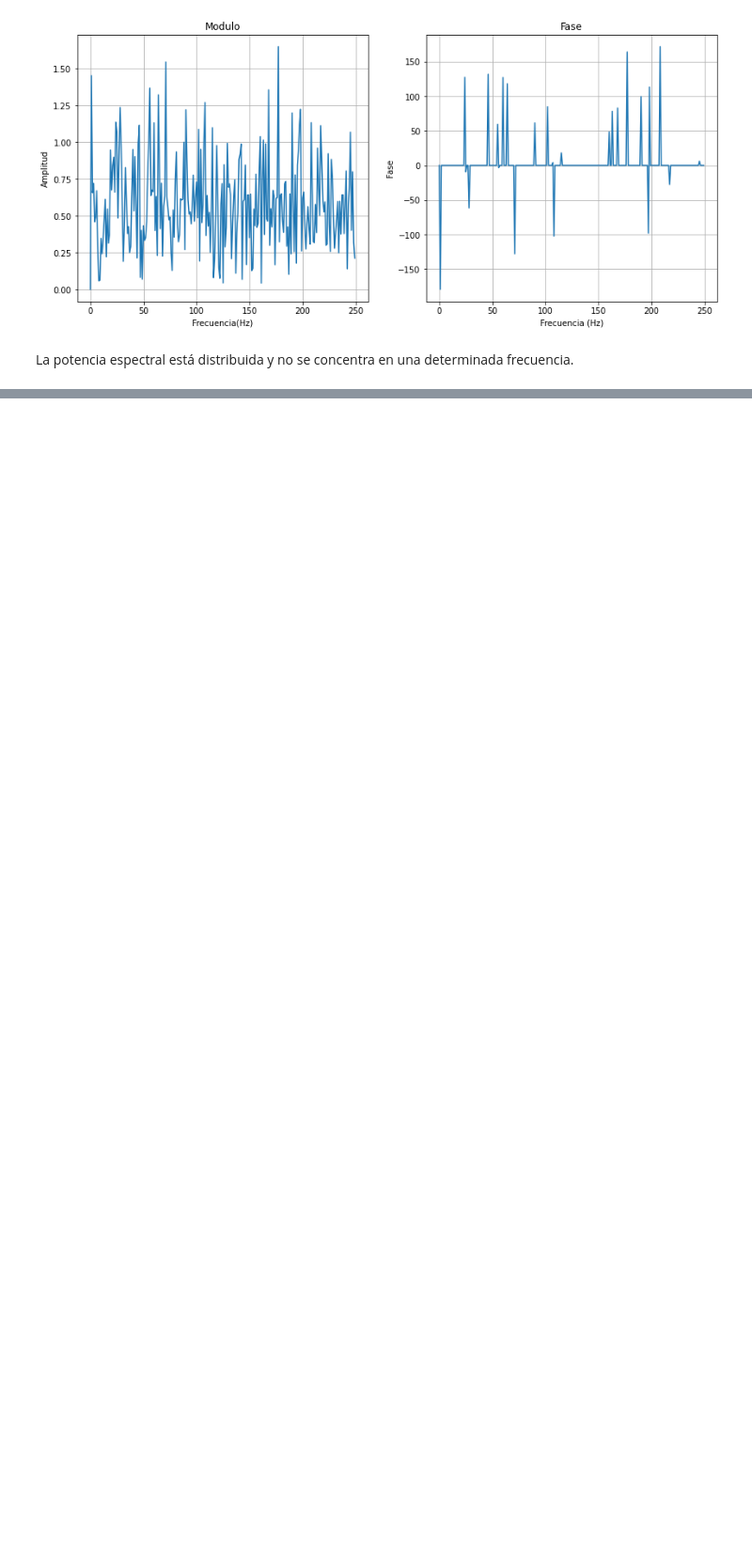
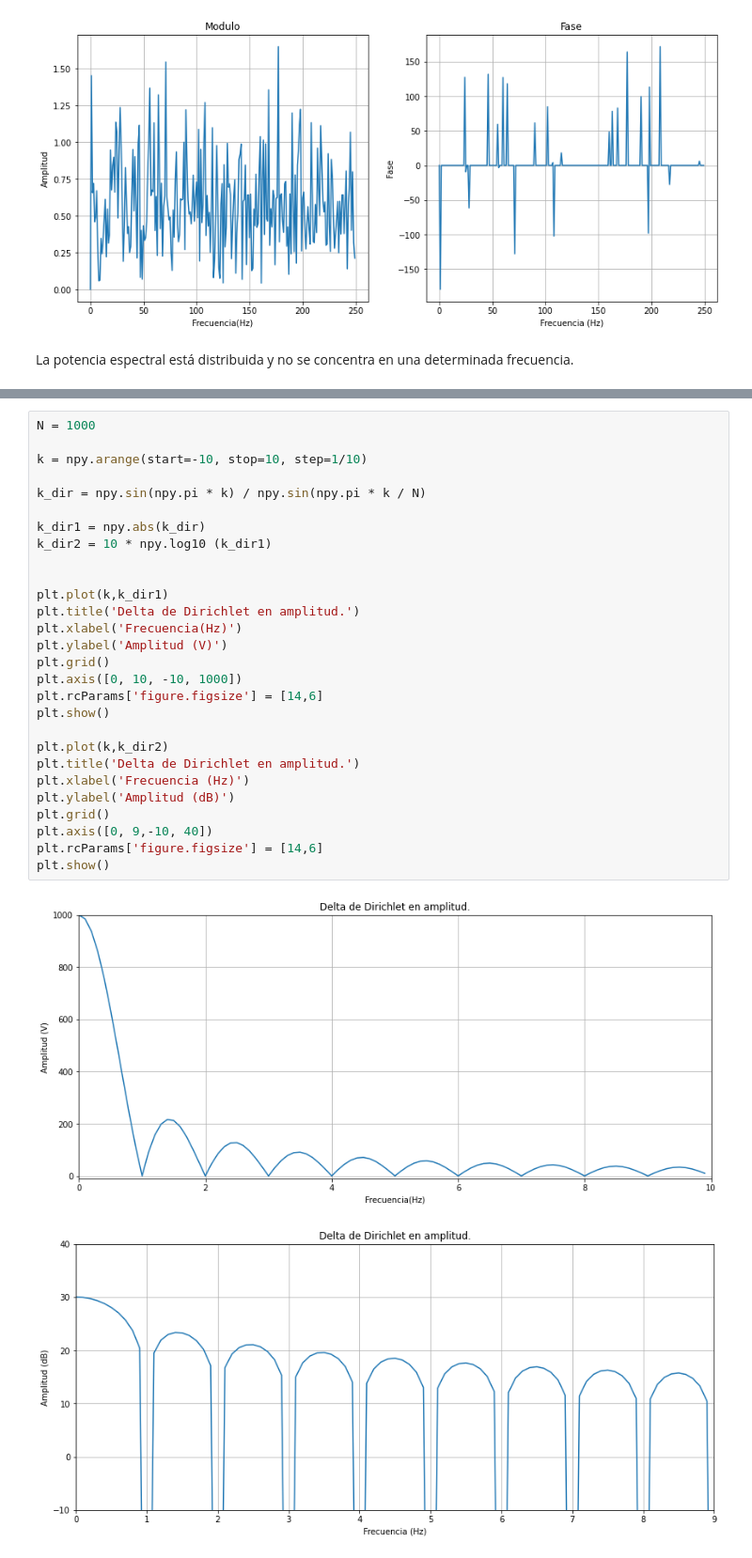
Before and after one commit to jbl95/analizador-de-espectros, a Jupyter notebook: analizadorNotebook.ipynb, the cells around one changed output, grey strips where cells are left out. Shown at 94% size. Cells and saved outputs as stored; diff of their text form; blank space fills up the shorter version.

```diff
--- a/analizadorNotebook.ipynb
+++ b/analizadorNotebook.ipynb
@@ -165,0 +168,31 @@ La potencia espectral está distribuida y no se concentra en una determinada fre
+# %%
+N = 1000
+
+k = npy.arange(start=-10, stop=10, step=1/10)
+
+k_dir = npy.sin(npy.pi * k) / npy.sin(npy.pi * k / N)
+
+k_dir1 = npy.abs(k_dir)
+k_dir2 = 10 * npy.log10 (k_dir1)
+
+
+plt.plot(k,k_dir1)
+plt.title('Delta de Dirichlet en amplitud.')
+plt.xlabel('Frecuencia(Hz)')
+plt.ylabel('Amplitud (V)')
+plt.grid()
+plt.axis([0, 10, -10, 1000])
+plt.rcParams['figure.figsize'] = [14,6]
+plt.show()
+
+plt.plot(k,k_dir2)
+plt.title('Delta de Dirichlet en amplitud.')
+plt.xlabel('Frecuencia (Hz)')
+plt.ylabel('Amplitud (dB)')
+plt.grid()
+plt.axis([0, 9,-10, 40])
+plt.rcParams['figure.figsize'] = [14,6]
+plt.show()
+# %% [output]
+[figure, added]
+[figure, added]
```
Also changed, not shown: parts of 1 cell of this notebook.
